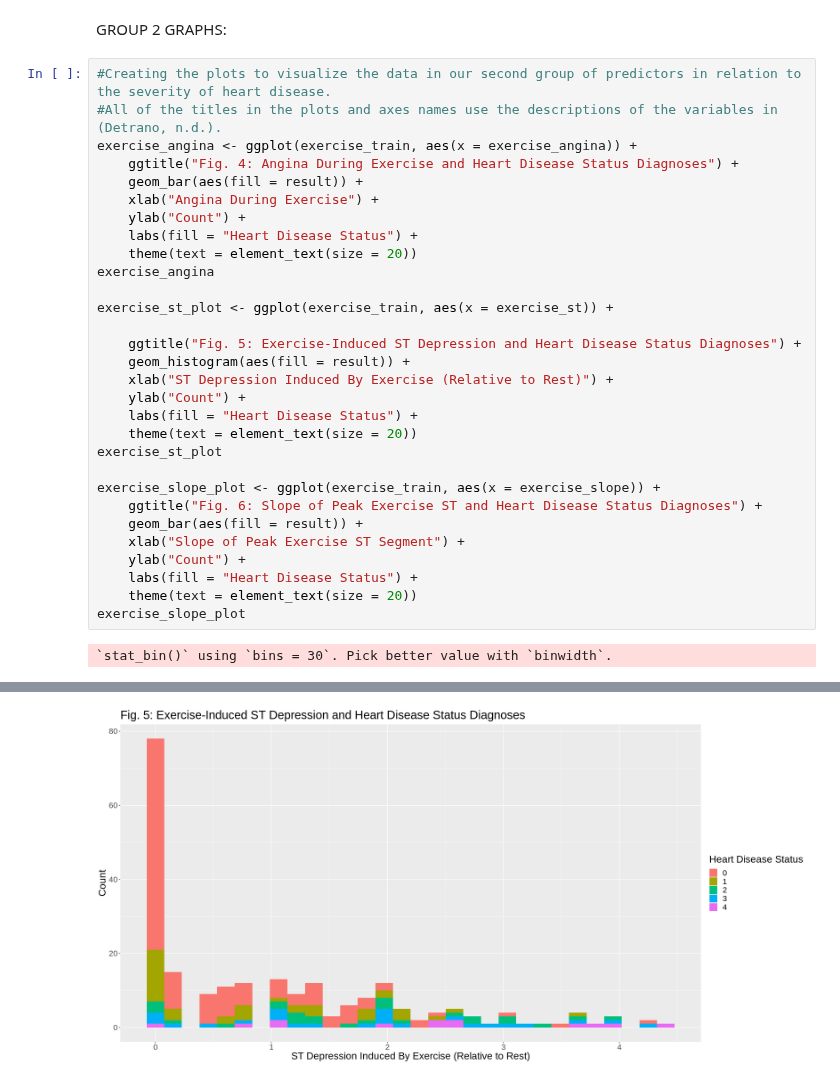
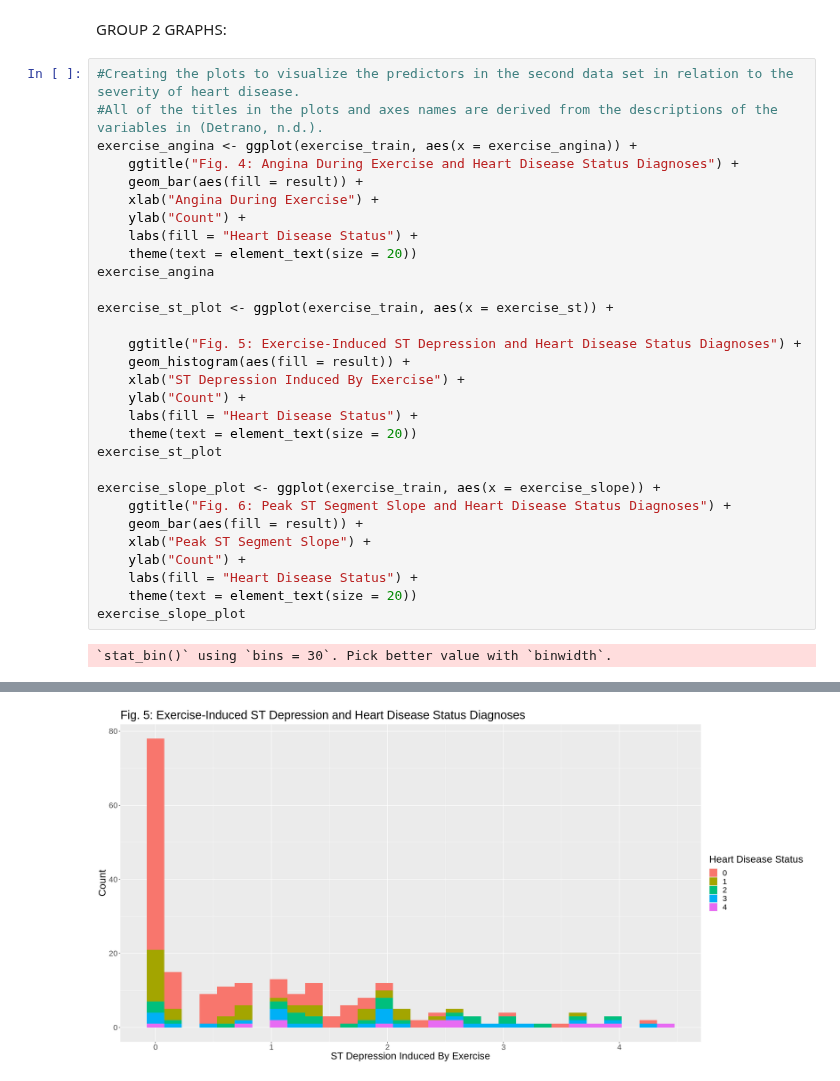
Before and after one commit to chenjerry623/DSCI100-Group17-Project, a Jupyter notebook: Group-17-Proposal.ipynb, the cells around one changed output, grey strips where cells are left out. Saved outputs shown, nothing was run; the diff lists cells and outputs as text.

```diff
--- a/Group-17-Proposal.ipynb
+++ b/Group-17-Proposal.ipynb
@@ -165,36 +147,36 @@ resting_electro_plot
 # %% [markdown]
 GROUP 2 GRAPHS:
 # %%
-#Creating the plots to visualize the data in our second group of predictors in relation to the severity of heart disease.
-#All of the titles in the plots and axes names use the descriptions of the variables in (Detrano, n.d.).
+#Creating the plots to visualize the predictors in the second data set in relation to the severity of heart disease.
+#All of the titles in the plots and axes names are derived from the descriptions of the variables in (Detrano, n.d.).
 exercise_angina <- ggplot(exercise_train, aes(x = exercise_angina)) +
     ggtitle("Fig. 4: Angina During Exercise and Heart Disease Status Diagnoses") +
     geom_bar(aes(fill = result)) +
     xlab("Angina During Exercise") +
     ylab("Count") +
     labs(fill = "Heart Disease Status") +
     theme(text = element_text(size = 20))
 exercise_angina
 
 exercise_st_plot <- ggplot(exercise_train, aes(x = exercise_st)) +
 
     ggtitle("Fig. 5: Exercise-Induced ST Depression and Heart Disease Status Diagnoses") +
     geom_histogram(aes(fill = result)) +
-    xlab("ST Depression Induced By Exercise (Relative to Rest)") +
+    xlab("ST Depression Induced By Exercise") +
     ylab("Count") +
     labs(fill = "Heart Disease Status") +
     theme(text = element_text(size = 20))
 exercise_st_plot
 
 exercise_slope_plot <- ggplot(exercise_train, aes(x = exercise_slope)) +
-    ggtitle("Fig. 6: Slope of Peak Exercise ST and Heart Disease Status Diagnoses") +
+    ggtitle("Fig. 6: Peak ST Segment Slope and Heart Disease Status Diagnoses") +
     geom_bar(aes(fill = result)) +
-    xlab("Slope of Peak Exercise ST Segment") +
+    xlab("Peak ST Segment Slope") +
     ylab("Count") +
     labs(fill = "Heart Disease Status") +
     theme(text = element_text(size = 20))
 exercise_slope_plot
 # %% [output]
 `stat_bin()` using `bins = 30`. Pick better value with `binwidth`.
 [figure]
-[figure, old version]
+[figure, new version]
```
Also changed, not shown: parts of 10 cells of this notebook.
